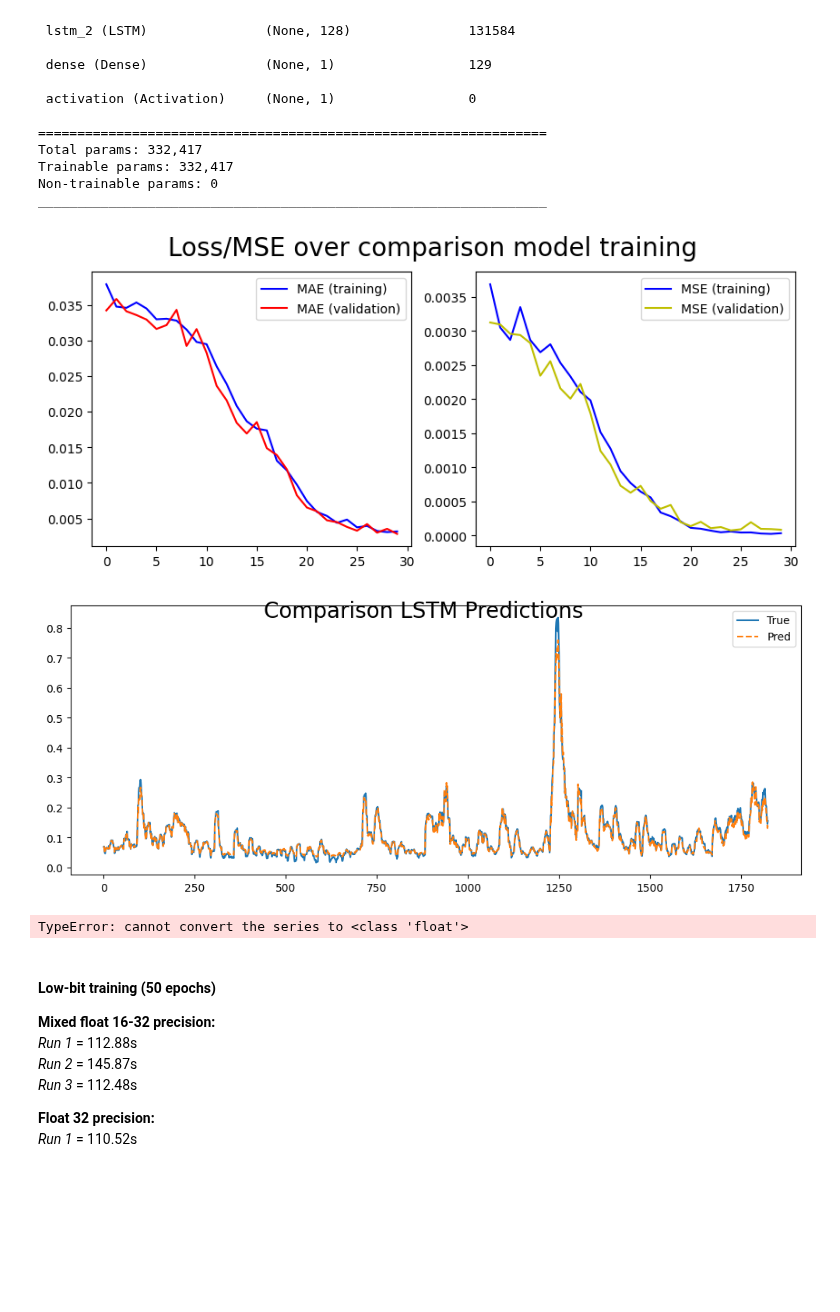
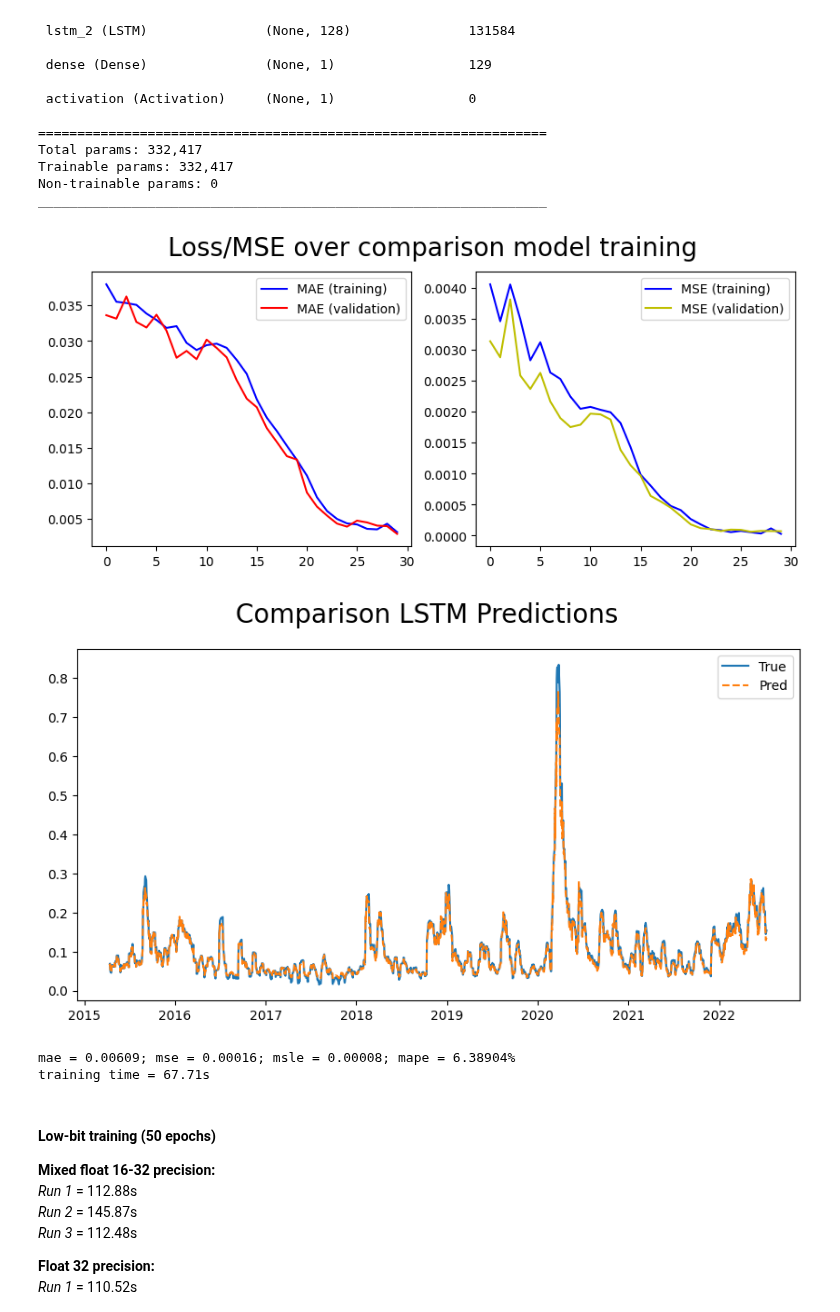
Before and after one commit to gittmp/sustainable-risk-modelling, a Jupyter notebook: Program/risk-forecasting.ipynb, the cells around one changed output. Drawn from its saved outputs; the diff is of its cells as text; code cells hidden in the pictures; blank space fills up the shorter version.

Commit message:
fixed error is plots and metrics

```diff
--- a/Program/risk-forecasting.ipynb
+++ b/Program/risk-forecasting.ipynb
@@ -165,15 +165,13 @@ plt.show()
 X_data, y_data = [], []
 
 for i in range(X.shape[0] - LOOKBACK_WINDOW - PREDICTION_LEN):
+    # compute volatility
+    volatility = np.sqrt(np.sum(np.square(X.returns[i: i + LOOKBACK_WINDOW])))
+
+    y_data.append(volatility)
     X_data.append(X.values[i: i + LOOKBACK_WINDOW])
 
-    # compute volatility
-    vol = np.sqrt(np.sum(np.square(X.returns[i: i + LOOKBACK_WINDOW])))
-
-    # y_data.append(X.volatility[i + LOOKBACK_WINDOW: i + LOOKBACK_WINDOW + PREDICTION_LEN])
-    y_data.append(vol)
-
-# convert X, y to numpy arrays
+# convert X, y to numpy arrays (and scale volatility)
 X_data = np.array(X_data)
 y_data = np.array(y_data)
 y_data = y_data / y_data.max()
@@ -578,14 +579,13 @@ if ACTIVE_LEARNING:
     ax[1].legend(loc=0)
 
     # prediction plot
-    y_pred_al = lstm_model.predict(X_test) * volatility.max() + volatility.min()
-    y_test_unscaled = y_test * volatility.max() + volatility.min()
-    y_test_plot = pd.Series(y_test_unscaled.squeeze(1), index=X.volatility[split + LOOKBACK_WINDOW + 1:].keys())
+    y_pred_al = lstm_model.predict(X_test)
+    y_test_plot = pd.Series(y_test.squeeze(1), index=X.resturns[split + LOOKBACK_WINDOW + 1:].keys())
 
     fig, ax = plt.subplots(1, 1, figsize=(15, 5), dpi=100)
     fig.suptitle("Predictions", fontsize=20)
 
-    y_pred_plot = pd.Series(y_pred_al.squeeze(1), index=X.volatility[split + LOOKBACK_WINDOW + 1:].keys())
+    y_pred_plot = pd.Series(y_pred_al.squeeze(1), index=X.returns[split + LOOKBACK_WINDOW + 1:].keys())
 
     ax.plot(y_test_plot, label='True')
     ax.plot(y_pred_plot, linestyle='--', label='LSTM')
@@ -684,33 +684,35 @@ _________________________________________________________________
 # %%
 if BASELINE:
     # training loss plots
     fig, ax = plt.subplots(1, 2, figsize=(10, 4), dpi=100)
     fig.suptitle("Loss/MSE over comparison model training", fontsize=20)
 
     ax[0].plot(history_comp['loss'], color='b', label="MAE (training)")
     ax[0].plot(history_comp['val_loss'], color='r', label="MAE (validation)")
     ax[0].legend(loc=0)
 
     ax[1].plot(history_comp['mse'], color='b', label="MSE (training)")
     ax[1].plot(history_comp['val_mse'], color='y', label="MSE (validation)")
     ax[1].legend(loc=0)
 
 
     # prediction plot
     y_pred_comp = comp_model.predict(X_test)
+    y_pred_comp = y_pred_comp.squeeze(1)
+    y_pred_plot = pd.Series(y_pred_comp, index=X.returns[split + LOOKBACK_WINDOW + 1:].keys())
+    y_test_plot = pd.Series(y_test, index=X.returns[split + LOOKBACK_WINDOW + 1:].keys())
 
-    fig, ax = plt.subplots(1, 1, figsize=(10, 4), dpi=100)
+    fig, ax = plt.subplots(1, 1, figsize=(10, 5), dpi=100)
     fig.suptitle("Comparison LSTM Predictions", fontsize=20)
 
-    ax.plot(y_test, label='True')
-    ax.plot(y_pred_comp, linestyle='--', label='Pred')
+    ax.plot(y_test_plot, label='True')
+    ax.plot(y_pred_plot, linestyle='--', label='Pred')
     ax.legend(loc=0)
 
-    plt.tight_layout()
     plt.show()
 # %% [output]
-[figure, old version]
+[figure, new version]
-[figure, old version]
+[figure, new version]
 # %%
 if BASELINE:
     # metrics
@@ -725,7 +727,8 @@ if BASELINE:
     print(f"mae = {mae:.5f}; mse = {mse:.5f}; msle = {msle:.5f}; mape = {mape:.5f}%")
     print(f"training time = {total_time_comp:.2f}s")
 # %% [output]
-TypeError: cannot convert the series to <class 'float'>
+mae = 0.00609; mse = 0.00016; msle = 0.00008; mape = 6.38904%
+training time = 67.71s
 # %% [markdown]
 #### Low-bit training (50 epochs)
 
```
Also changed, not shown: parts of 4 cells of this notebook.
